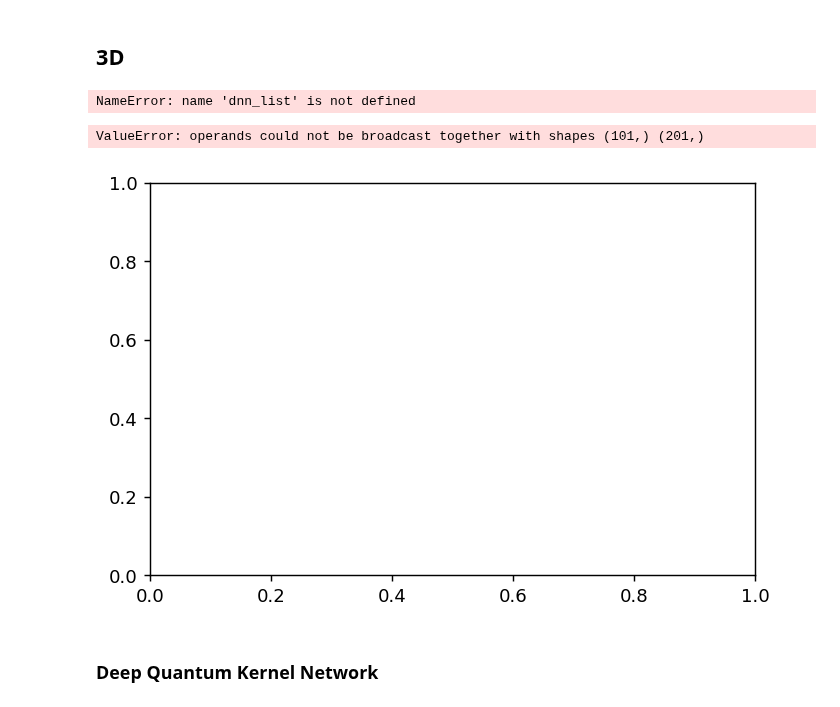
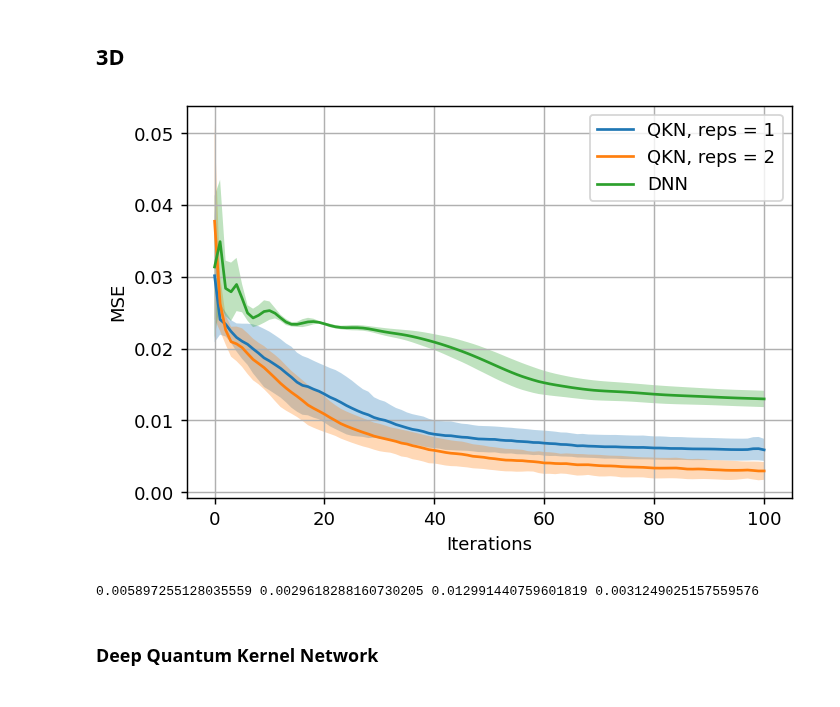
Before and after one commit to KristianWold/Master-Thesis, a Jupyter notebook: notebooks/analysis/Trainability, Analysis.ipynb, the cells around one changed output. Drawn from its saved outputs; the diff is of its cells as text; code cells hidden in the pictures.

```diff
--- a/notebooks/analysis/Trainability, Analysis.ipynb
+++ b/notebooks/analysis/Trainability, Analysis.ipynb
@@ -215,7 +235,7 @@ x_qnn = scaler(x, a=-np.pi/2, b=np.pi/2)
 x_dnn = scaler(x, mode="standard")
 y = scaler(y, a=0, b=1)
 # %%
-qnn_list1 = loader(data_path("trainability_qnn_3D_reps_1"))
+qnn_list1 = loader(data_path("trainability_qcn_3D_reps_1"))
 qnn_list2 = loader(data_path("trainability_qnn_3D_reps_2"))
 dnn_list1 = loader(data_path("trainability_dnn_3D_epochs_100"))
 dnn_list2 = loader(data_path("trainability_dnn_3D_epochs_10000"))
@@ -228,36 +248,39 @@ loss2 = np.array([qnn.loss for qnn in qnn_list2])
 std2 = np.std(loss2, axis=0)
 avg2 = np.mean(loss2, axis=0)
 
-loss3 = np.array([dnn.loss for dnn in dnn_list])
+loss3 = np.array([dnn.loss for dnn in dnn_list1])
 std3 = np.std(loss3, axis=0)
 avg3 = np.mean(loss3, axis=0)
+
+loss4 = np.array([dnn.loss for dnn in dnn_list2])
+std4 = np.std(loss4, axis=0)
+avg4 = np.mean(loss4, axis=0)
-# %% [output]
-NameError: name 'dnn_list' is not defined
 # %%
 alpha = 0.3
 epochs = list(range(101))
 
 fig=plt.figure(figsize=(6,4), dpi=130, facecolor='w', edgecolor='k')
 
-plt.fill_between(epochs, np.log10(avg1 - std1), np.log10(avg1 + std1), alpha=alpha)
-plt.fill_between(epochs, np.log10(avg2 - std2), np.log10(avg2 + std2), alpha=alpha)
-plt.fill_between(epochs, np.log10((avg3 - std3)[:101]), np.log10((avg3 + std3)[:101]), alpha=alpha)
-plt.plot(epochs, np.log10(avg1))
-plt.plot(epochs, np.log10(avg2))
-plt.plot(epochs, np.log10(avg3[:101]))
+plt.fill_between(epochs, avg1 - std1, avg1 + std1, alpha=alpha)
+plt.fill_between(epochs, avg2 - std2, avg2 + std2, alpha=alpha)
+plt.fill_between(epochs, (avg3 - std3)[:101], (avg3 + std3)[:101], alpha=alpha)
+plt.plot(epochs, avg1)
+plt.plot(epochs, avg2)
+plt.plot(epochs, avg3[:101])
 
 plt.xlabel("Iterations")
-plt.ylabel("log10(MSE)")
+plt.ylabel("MSE")
 plt.legend(["QKN, reps = 1", "QKN, reps = 2", "DNN"])
 plt.grid()
 plt.show()
 
 fig.savefig(image_path("3D_gaussian_data_fit.pdf"), bbox_inches='tight')
 # %% [output]
-ValueError: operands could not be broadcast together with shapes (101,) (201,)
-[figure, old version]
+[figure, new version]
 # %%
-print(avg1[-1], avg2[-1], avg3[-1])
+print(avg1[-1], avg2[-1], avg3[-1], avg4[-1])
+# %% [output]
+0.005897255128035559 0.0029618288160730205 0.012991440759601819 0.0031249025157559576
 # %%
 y_pred = qnn_list2[0].predict(x)
 print(r2(y_pred, y))
```
Also changed, not shown: parts of 11 cells of this notebook, 20 other files.
